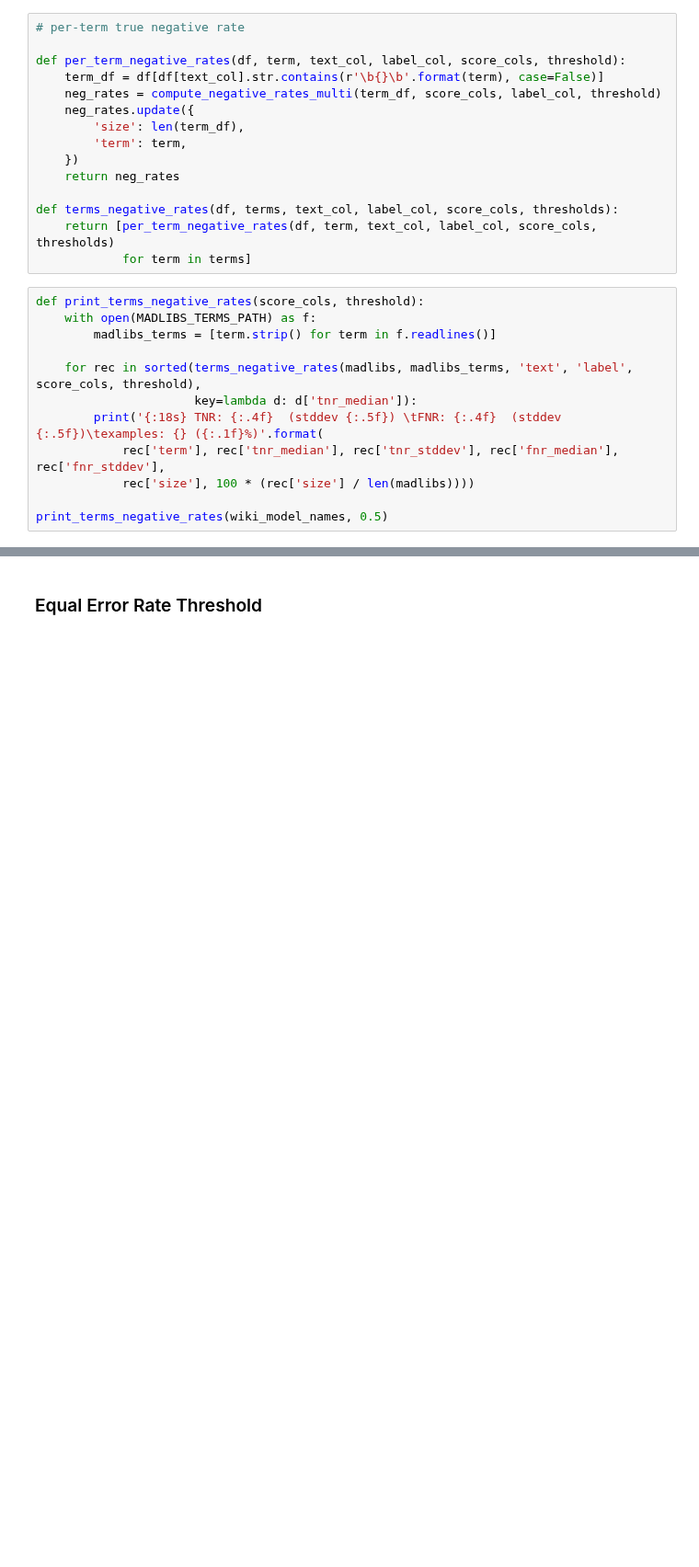
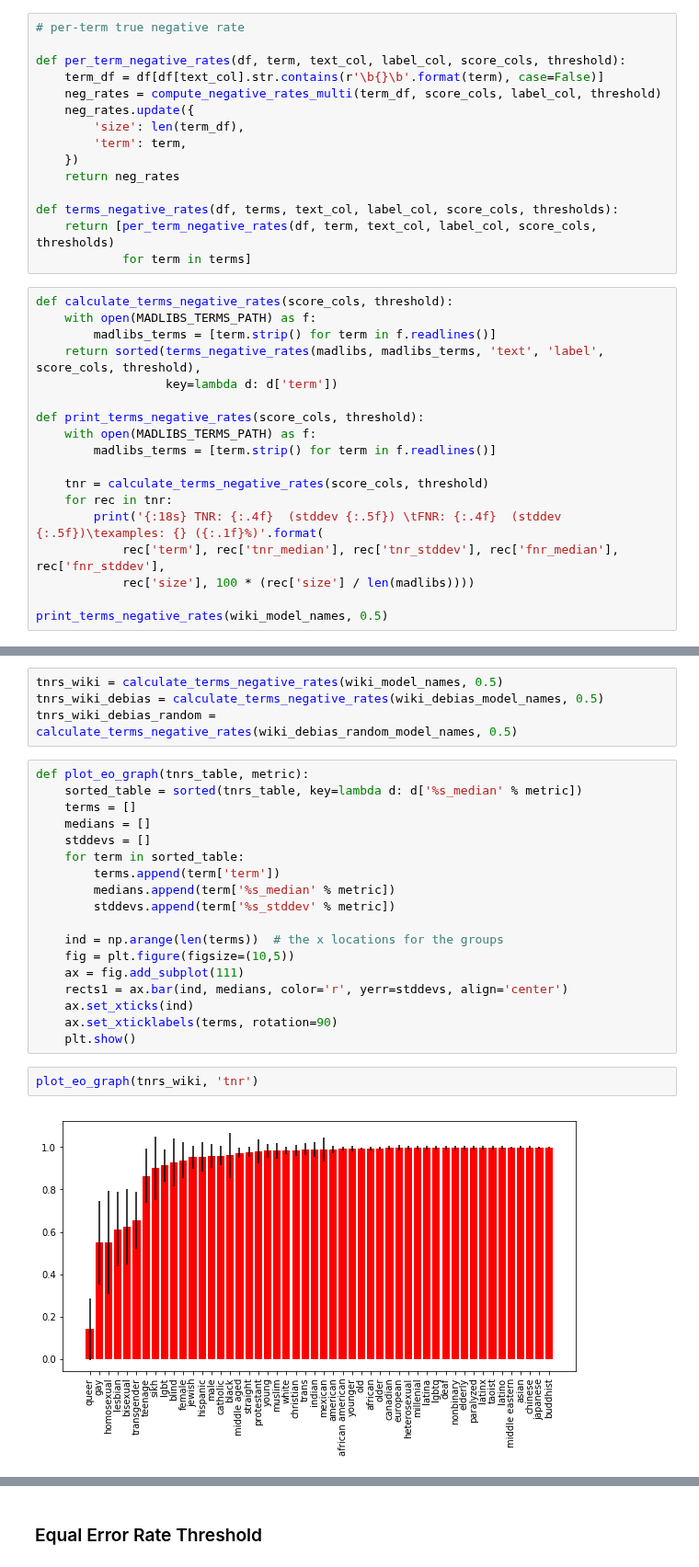
Before and after one commit to conversationai/unintended-ml-bias-analysis, a Jupyter notebook: src/Model bias analysis.ipynb, the cells around one changed output, grey strips where cells are left out. Shown at 92% size. Drawn from its saved outputs; the diff is of its cells as text; blank space fills up the shorter version.

```diff
--- a/src/Model bias analysis.ipynb
+++ b/src/Model bias analysis.ipynb
@@ -456,12 +438,18 @@ def terms_negative_rates(df, terms, text_col, label_col, score_cols, thresholds)
     return [per_term_negative_rates(df, term, text_col, label_col, score_cols, thresholds)
             for term in terms]
 # %%
+def calculate_terms_negative_rates(score_cols, threshold):
+    with open(MADLIBS_TERMS_PATH) as f:
+        madlibs_terms = [term.strip() for term in f.readlines()]
+    return sorted(terms_negative_rates(madlibs, madlibs_terms, 'text', 'label', score_cols, threshold),
+                  key=lambda d: d['term'])
+
 def print_terms_negative_rates(score_cols, threshold):
     with open(MADLIBS_TERMS_PATH) as f:
         madlibs_terms = [term.strip() for term in f.readlines()]
 
-    for rec in sorted(terms_negative_rates(madlibs, madlibs_terms, 'text', 'label', score_cols, threshold),
-                      key=lambda d: d['tnr_median']):
+    tnr = calculate_terms_negative_rates(score_cols, threshold)
+    for rec in tnr:
         print('{:18s} TNR: {:.4f}  (stddev {:.5f}) \tFNR: {:.4f}  (stddev {:.5f})\texamples: {} ({:.1f}%)'.format(
             rec['term'], rec['tnr_median'], rec['tnr_stddev'], rec['fnr_median'], rec['fnr_stddev'],
             rec['size'], 100 * (rec['size'] / len(madlibs))))
@@ -487,0 +476,26 @@ buddhist           TNR: 0.9990  (stddev 0.00429)        FNR: 0.4065  (stddev 0.1
+# %%
+tnrs_wiki = calculate_terms_negative_rates(wiki_model_names, 0.5)
+tnrs_wiki_debias = calculate_terms_negative_rates(wiki_debias_model_names, 0.5)
+tnrs_wiki_debias_random = calculate_terms_negative_rates(wiki_debias_random_model_names, 0.5)
+# %%
+def plot_eo_graph(tnrs_table, metric):
+    sorted_table = sorted(tnrs_table, key=lambda d: d['%s_median' % metric])
+    terms = []
+    medians = []
+    stddevs = []
+    for term in sorted_table:
+        terms.append(term['term'])
+        medians.append(term['%s_median' % metric])
+        stddevs.append(term['%s_stddev' % metric])
+
+    ind = np.arange(len(terms))  # the x locations for the groups
+    fig = plt.figure(figsize=(10,5))
+    ax = fig.add_subplot(111)
+    rects1 = ax.bar(ind, medians, color='r', yerr=stddevs, align='center')
+    ax.set_xticks(ind)
+    ax.set_xticklabels(terms, rotation=90)
+    plt.show()
+# %%
+plot_eo_graph(tnrs_wiki, 'tnr')
+# %% [output]
+[figure, added]
```
Also changed, not shown: parts of 34 cells of this notebook.
